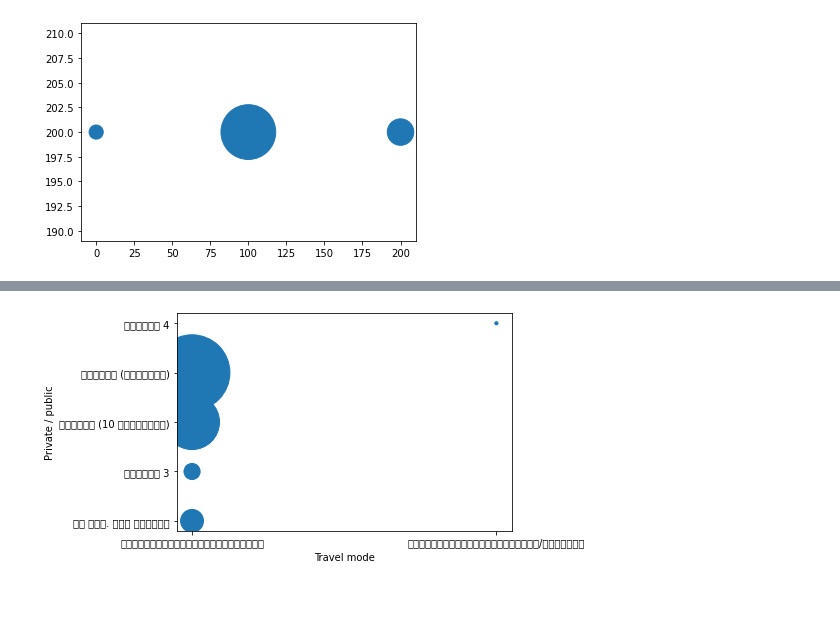
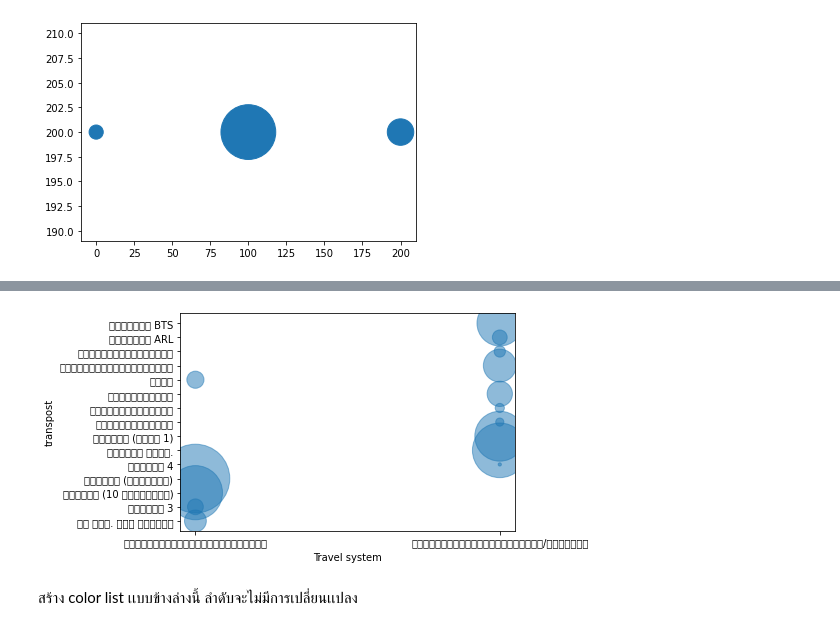
Before and after one commit to Watcharinkh/Data_viz, a Jupyter notebook: Visualize_Data_Distribution.ipynb, the cells around one changed output, grey strips where cells are left out. Cells and saved outputs as stored; diff of their text form; code cells hidden in the pictures; blank space fills up the shorter version.

```diff
--- a/Visualize_Data_Distribution.ipynb
+++ b/Visualize_Data_Distribution.ipynb
@@ -233,6 +231,8 @@ CategoricalDtype(categories=['ท่าอากาศยานดอนเม
 # %%
-plt.scatter(A[:5],B[:5],s=0.0001*data_drop['มี.ค. 2562'][:5]);
-plt.xlabel('Travel mode') #ชื่อแกน X
-plt.ylabel('Private / public'); #ชื่อแกน Y
+plt.scatter(A[:15],B[:15],s=0.0001*data_drop['ต.ค. 2562'][:15],alpha=0.5);
+plt.xlabel('Travel system'); #ชื่อแกน X
+plt.ylabel('transpost'); #ชื่อแกน Y
 # %% [output]
-[figure, old version]
+[figure, new version]
+# %% [markdown]
+สร้าง color list เเบบข้างล่างนี้ ลำดับจะไม่มีการเปลี่ยนเเปลง
```
Also changed, not shown: parts of 16 cells of this notebook.
